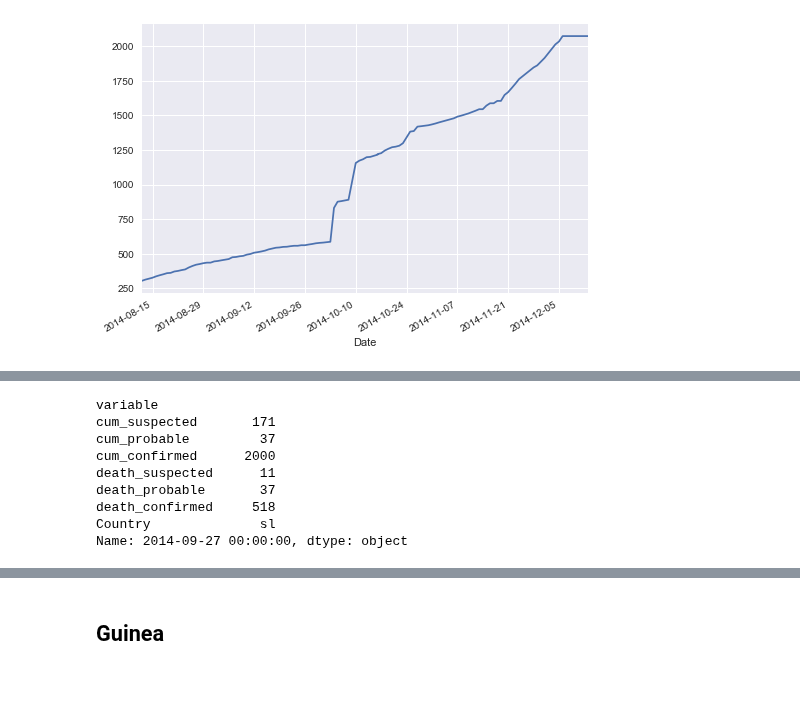
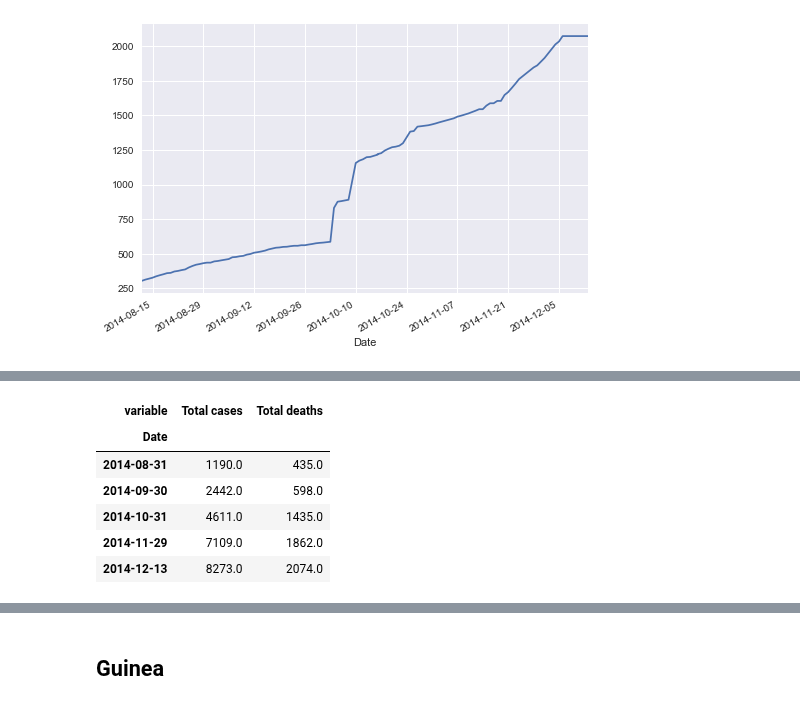
Before and after one commit to adamkozak/ADA2017-project, a Jupyter notebook: Homework/01 - Pandas and Data Wrangling/Homework 1.ipynb, the cells around one changed output, grey strips where cells are left out. Saved outputs shown, nothing was run; the diff lists cells and outputs as text; code cells hidden in the pictures.

```diff
--- a/Homework/01 - Pandas and Data Wrangling/Homework 1.ipynb
+++ b/Homework/01 - Pandas and Data Wrangling/Homework 1.ipynb
@@ -527,12 +506,13 @@ sl_cum[['cum_confirmed']]
-# %%
-sl_cum.loc['2014-09-27']
-# %% [output]
-variable
-cum_suspected       171
-cum_probable         37
-cum_confirmed      2000
-death_suspected      11
-death_probable       37
-death_confirmed     518
-Country              sl
-Name: 2014-09-27 00:00:00, dtype: object
+# %%
+sl_cum = sl_cum[['Total cases', 'Total deaths']]
+last_days, first_days = first_n_last_days(sl_cum)
+last_sl = sl_cum.iloc[last_days]
+last_sl
+# %% [output]
+| variable | Total cases | Total deaths |
+| Date |  |  |
+| 2014-08-31 | 1190.0 | 435.0 |
+| 2014-09-30 | 2442.0 | 598.0 |
+| 2014-10-31 | 4611.0 | 1435.0 |
+| 2014-11-29 | 7109.0 | 1862.0 |
+| 2014-12-13 | 8273.0 | 2074.0 |
```
Also changed, not shown: parts of 33 cells of this notebook.
